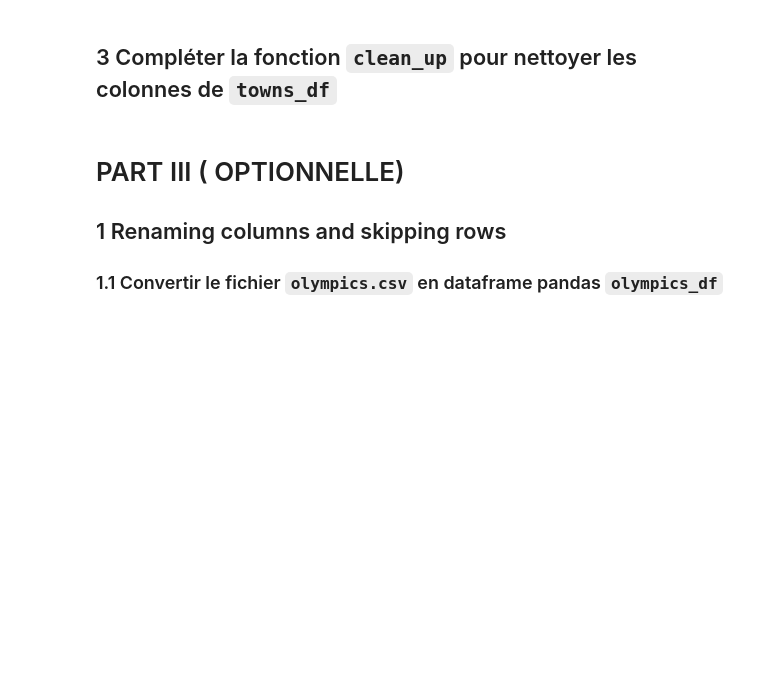
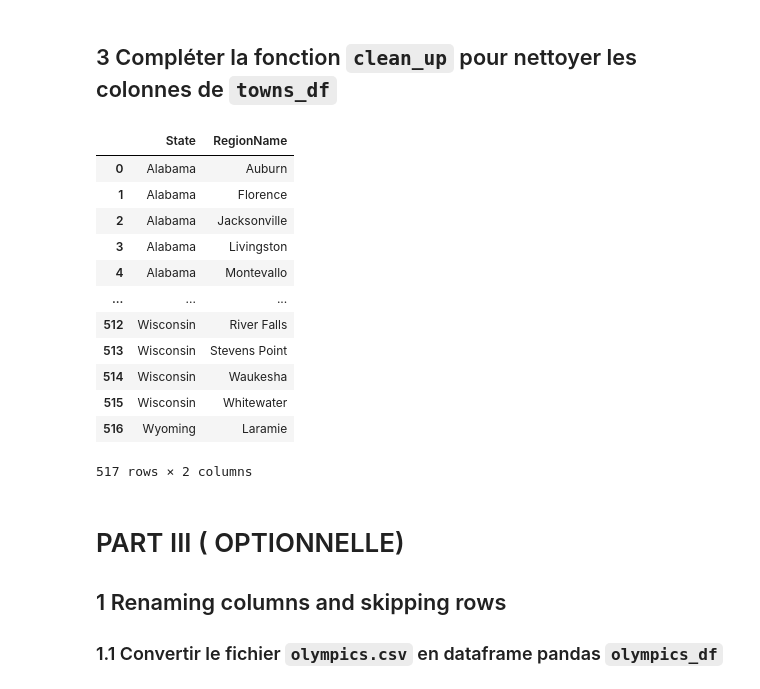
Before and after one commit to haythemmrad8/3DNI_DM, a Jupyter notebook: TP1/Data Cleaning TP1-E.ipynb, the cells around one changed output. Drawn from its saved outputs; the diff is of its cells as text; code cells hidden in the pictures; blank space fills up the shorter version.

```diff
--- a/TP1/Data Cleaning TP1-E.ipynb
+++ b/TP1/Data Cleaning TP1-E.ipynb
@@ -409,6 +421,33 @@ towns_df.head(15)
 | 14 | Arkansas[edit]\n | Fayetteville (University of Arkan... |
 # %% [markdown]
 ## 3 Compléter la fonction `clean_up` pour nettoyer les colonnes de `towns_df`
+# %%
+## complétrer la fonction suivante ( à la place de pass)
+def clean_up(item):
+    if '(' in item:
+
+        return item[:item.find('(') - 1]
+
+    if '[' in item:
+        return item[:item.find('[')]
+
+
+towns_df =  towns_df.applymap(clean_up)
+towns_df
+# %% [output]
+|  | State | RegionName |
+| 0 | Alabama | Auburn |
+| 1 | Alabama | Florence |
+| 2 | Alabama | Jacksonville |
+| 3 | Alabama | Livingston |
+| 4 | Alabama | Montevallo |
+| ... | ... | ... |
+| 512 | Wisconsin | River Falls |
+| 513 | Wisconsin | Stevens Point |
+| 514 | Wisconsin | Waukesha |
+| 515 | Wisconsin | Whitewater |
+| 516 | Wyoming | Laramie |
+517 rows × 2 columns
 # %% [markdown]
 # PART III ( OPTIONNELLE)
 ## 1 Renaming columns and skipping rows
```
Also changed, not shown: parts of 3 cells of this notebook, 2 other files.
